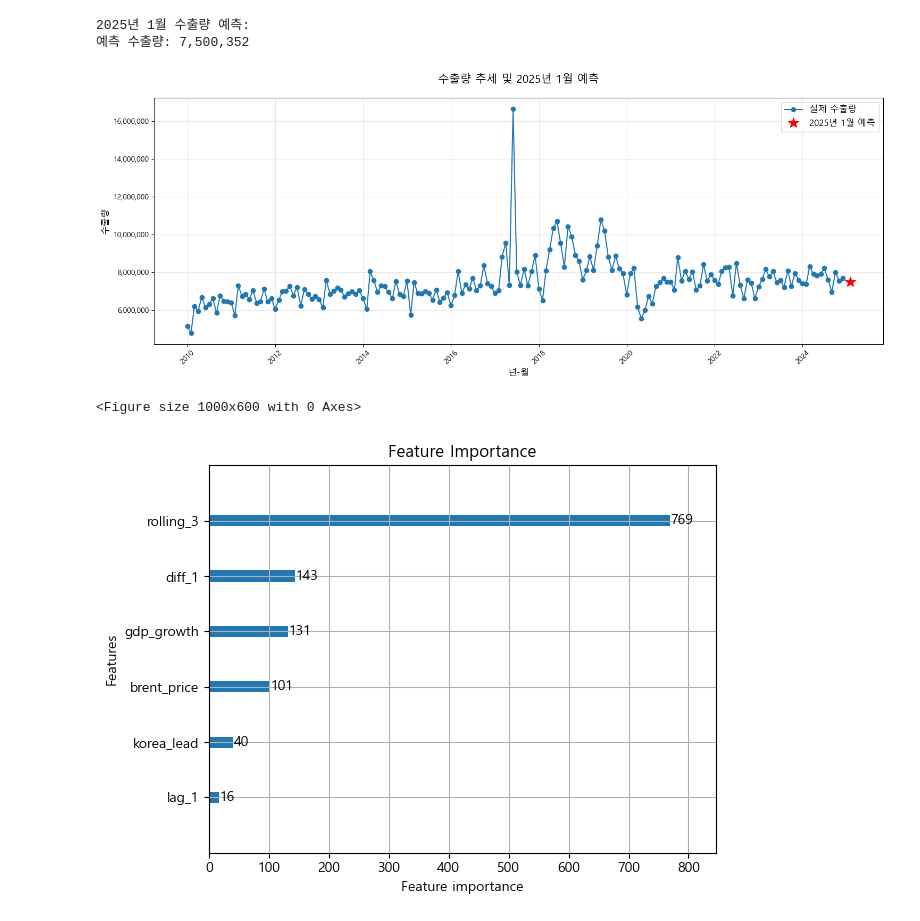
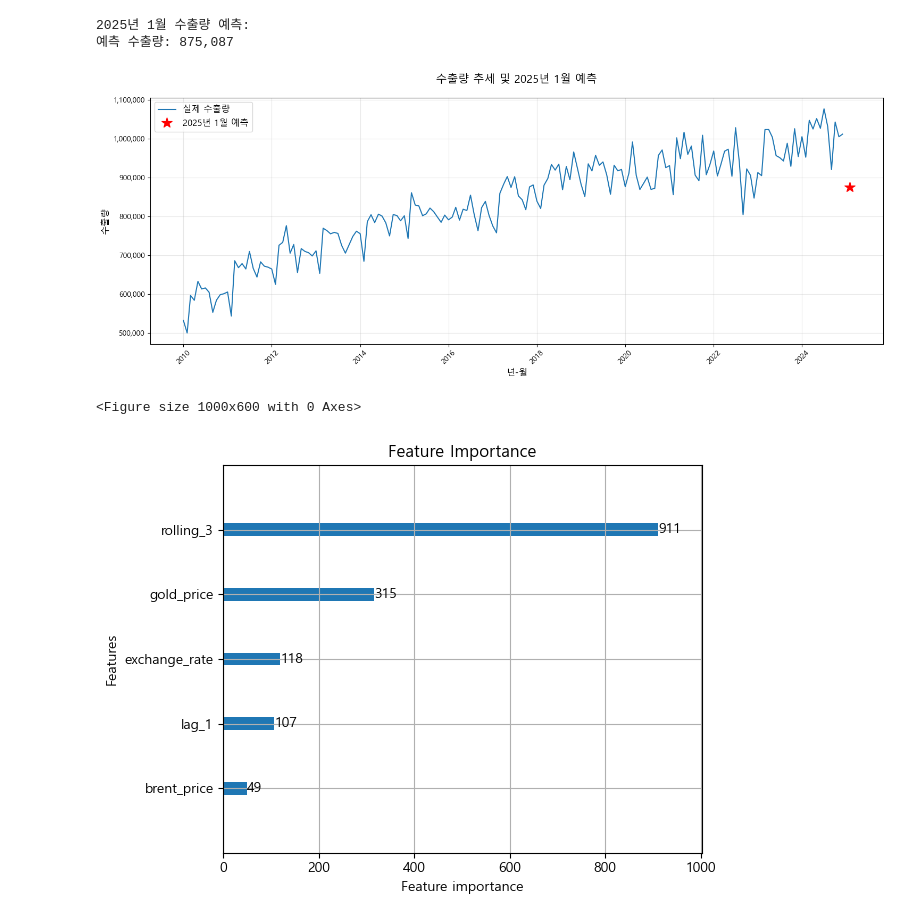
Before and after one commit to Lapisbin/python-ExportAI-predictive-platform, a Jupyter notebook: LightGBM_Predict.ipynb, the cells around one changed output. Drawn from its saved outputs; the diff is of its cells as text; code cells hidden in the pictures.

```diff
--- a/LightGBM_Predict.ipynb
+++ b/LightGBM_Predict.ipynb
@@ -14,19 +14,19 @@ plt.rc('font', family='Malgun Gothic')
 plt.rc('axes', unicode_minus=False)
 
 # 데이터 로드
-df = pd.read_csv('data_integ (1).csv', parse_dates=['date'])  # 데이터 통합본 넣기 // 감성지수 데이터도 포함
+df = pd.read_csv('data_integ_1.csv', parse_dates=['date'])  # 데이터 통합본 넣기 // 감성지수 데이터도 포함
 df.set_index('date', inplace=True)
 
 # Lag 및 파생변수 생성
 # 이전 수출량 데이터를 반영해 시계열의 연속성과 패턴을 학습하도록 lag 및 파생 변수 생성
-df['lag_1'] = df['export_restored'].shift(1) # 한 달 전 수출량
-df['lag_2'] = df['export_restored'].shift(2) # 두 달 전 수출량
-df['rolling_3'] = df['export_restored'].rolling(window=3).mean().shift(1) # 이전 3개월간 수출량 평균 (직전 월까지)
-df['diff_1'] = df['export_restored'].diff(1).shift(1) # 직전 월 대비 수출량 차이 (변동성 반영)
+df['lag_1'] = df['export'].shift(1) # 한 달 전 수출량
+df['lag_2'] = df['export'].shift(2) # 두 달 전 수출량
+df['rolling_3'] = df['export'].rolling(window=3).mean().shift(1) # 이전 3개월간 수출량 평균 (직전 월까지)
+df['diff_1'] = df['export'].diff(1).shift(1) # 직전 월 대비 수출량 차이 (변동성 반영)
 
 # 타겟 변수와 피쳐 분리
-X = df.drop(columns=['export_restored', 'export'])
-y = df['export_restored']
+X = df.drop(columns=['export'])
+y = df['export']
 
 # 전체 데이터를 학습에 사용 // 분할 Test,Train 분할 X
 train_data = lgb.Dataset(data=X, label=y)
@@ -69,38 +69,38 @@ print(f"예측 수출량: {prediction_2025_01:,.0f}")
 plt.figure(figsize=(15, 6))
 
 # 과거 실제 수출량
-plt.plot(y.index, y, marker='o', linestyle='-', label='실제 수출량', color='#1f77b4')
+plt.plot(y.index, y, linestyle='-', label='실제 수출량', color='#1f77b4')
 
 # 2025년 1월 예측값
 plt.plot(future_features.index, [prediction_2025_01], marker='*',
          markersize=15, linestyle='none', label='2025년 1월 예측', color='red')
 
 # 그래프 스타일링
 plt.title('수출량 추세 및 2025년 1월 예측', fontsize=15, pad=20)
 plt.xlabel('년-월', fontsize=12)
 plt.ylabel('수출량', fontsize=12)
 plt.legend(prop={'size': 12})
 plt.grid(True, alpha=0.3)
 
 # x축 설정
 all_dates = pd.concat([y, pd.Series([prediction_2025_01], index=future_features.index)])
 plt.xticks(rotation=45)
 
 # y축 포맷팅 (천 단위 쉼표)
 plt.gca().yaxis.set_major_formatter(plt.FuncFormatter(lambda x, _: format(int(x), ',')))
 
 plt.tight_layout()
 plt.show()
 
 # 피처 중요도 시각화
 plt.figure(figsize=(10, 6))
 lgb.plot_importance(model, importance_type='split')
 plt.title('Feature Importance')
 plt.tight_layout()
 plt.show()
 # %% [output]
 2025년 1월 수출량 예측:
-예측 수출량: 7,500,352
+예측 수출량: 875,087
-[figure, old version]
+[figure, new version]
 <Figure size 1000x600 with 0 Axes>
-[figure, old version]
+[figure, new version]
```
Also changed, not shown: 7 other files.
